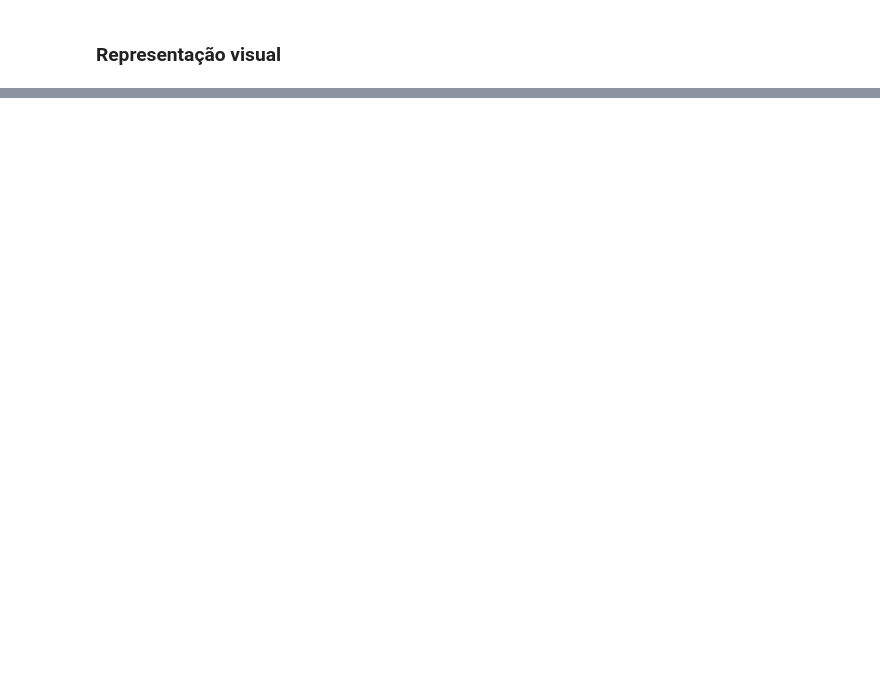
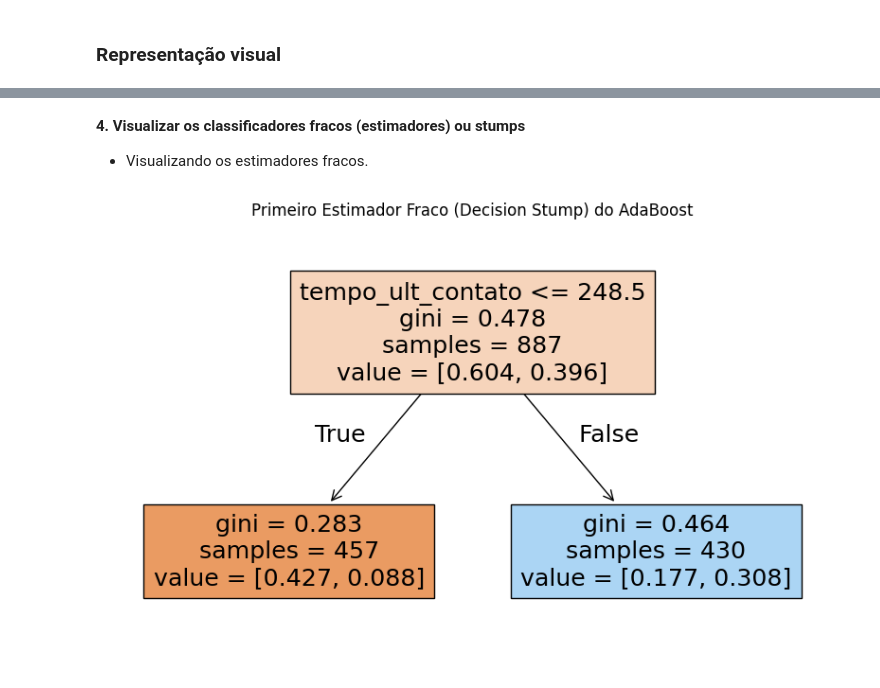
Before and after one commit to jose-alves-fn/AdaBoost, a Jupyter notebook: GEIA_2025_Aprendizado_de_Máquina_Avançado_Adaboost.ipynb, the cells around one changed output, grey strips where cells are left out. Cells and saved outputs as stored; diff of their text form; code cells hidden in the pictures; blank space fills up the shorter version.

```diff
--- a/GEIA_2025_Aprendizado_de_Máquina_Avançado_Adaboost.ipynb
+++ b/GEIA_2025_Aprendizado_de_Máquina_Avançado_Adaboost.ipynb
@@ -535,0 +696,24 @@ O Adaboost realiza sua predição final baseando-se sinal da soma ponderada das
+# %% [markdown]
+**4. Visualizar os classificadores fracos (estimadores) ou stumps**
+
+- Visualizando os estimadores fracos.
+# %%
+from sklearn.tree import plot_tree
+
+plt.figure(figsize=(10,6))
+plot_tree(modelo.estimators_[0], feature_names=['casado (a)',
+            'divorciado (a)',
+            'solteiro (a)',
+            'fundamental',
+            'medio',
+            'superior',
+            'inadimplencia',
+            'fez_emprestimo',
+            'idade',
+            'saldo',
+            'tempo_ult_contato',
+            'numero_contatos'], filled=True)
+plt.title("Primeiro Estimador Fraco (Decision Stump) do AdaBoost")
+plt.show()
+# %% [output]
+[figure, added]
```
Also changed, not shown: parts of 16 cells of this notebook.
